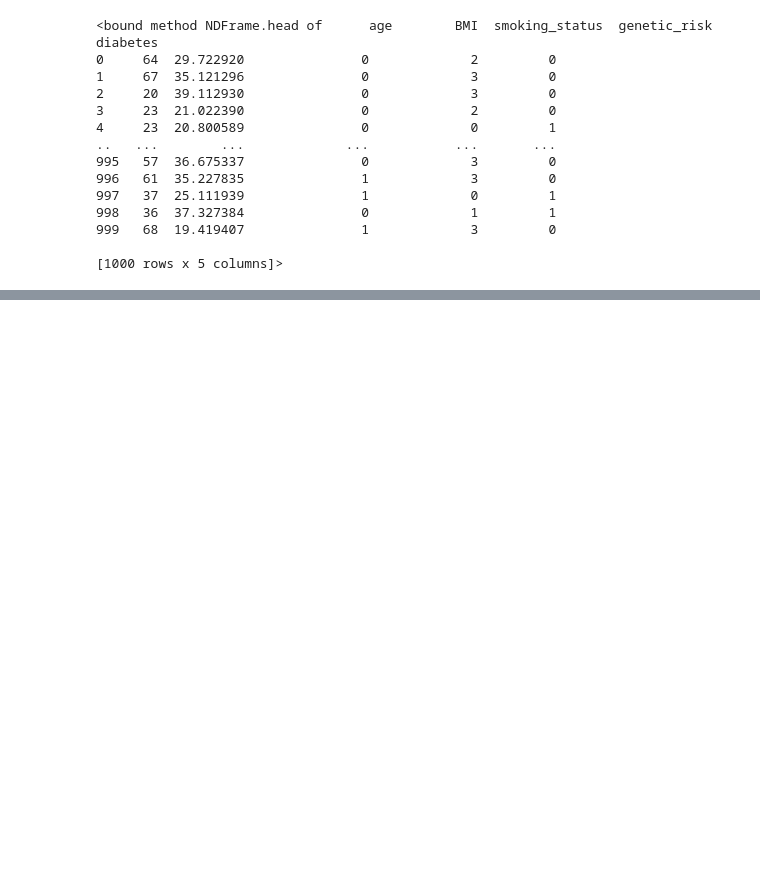
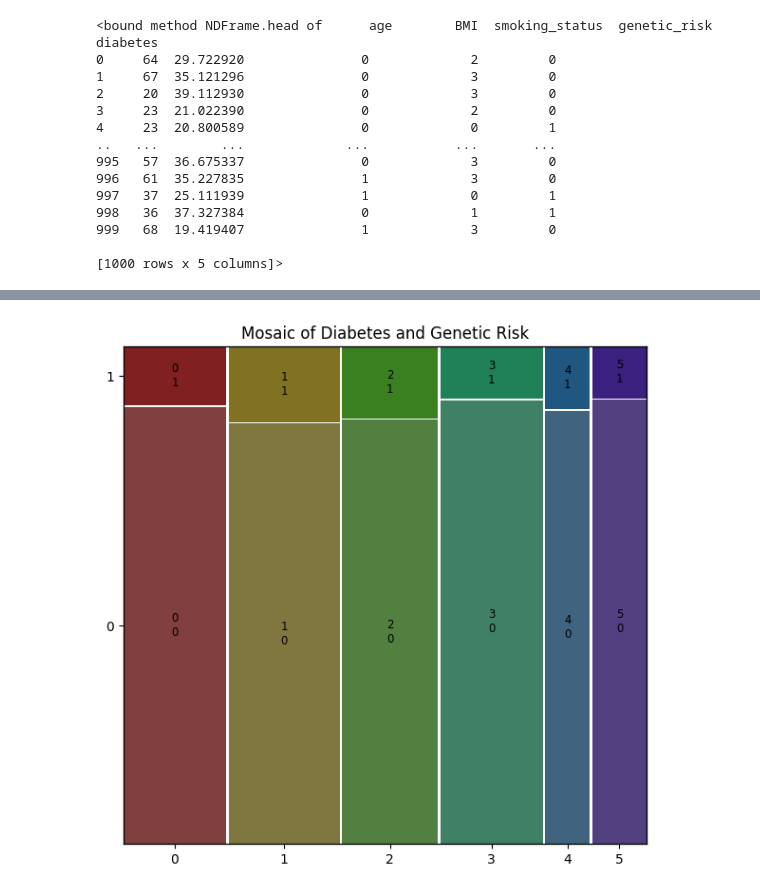
Before and after one commit to nmannan97/MSDA-class-work, a Jupyter notebook: DATA-202/Assignment1.ipynb, the cells around one changed output, grey strips where cells are left out. Cells and saved outputs as stored; diff of their text form; code cells hidden in the pictures; blank space fills up the shorter version.

```diff
--- a/DATA-202/Assignment1.ipynb
+++ b/DATA-202/Assignment1.ipynb
@@ -110,0 +152,16 @@ dataframe.head
+# %%
+from statsmodels.graphics.mosaicplot import mosaic
+
+dataframe['genetic_risk'] = dataframe['genetic_risk'].astype(str)
+dataframe['diabetes'] = dataframe['diabetes'].astype(str)
+
+data = dataframe.groupby(['genetic_risk', 'diabetes']).size().unstack(fill_value=0)
+
+data_dict = {(str(k1), str(k2)): v for k1, row in data.iterrows() for k2, v in row.items()}
+
+plt.rcParams["figure.figsize"] = [6, 6]
+
+mosaic(data_dict, title="Mosaic of Diabetes and Genetic Risk")
+plt.show()
+# %% [output]
+[figure, added]
```
Also changed, not shown: parts of 11 cells of this notebook, 3 other files.
